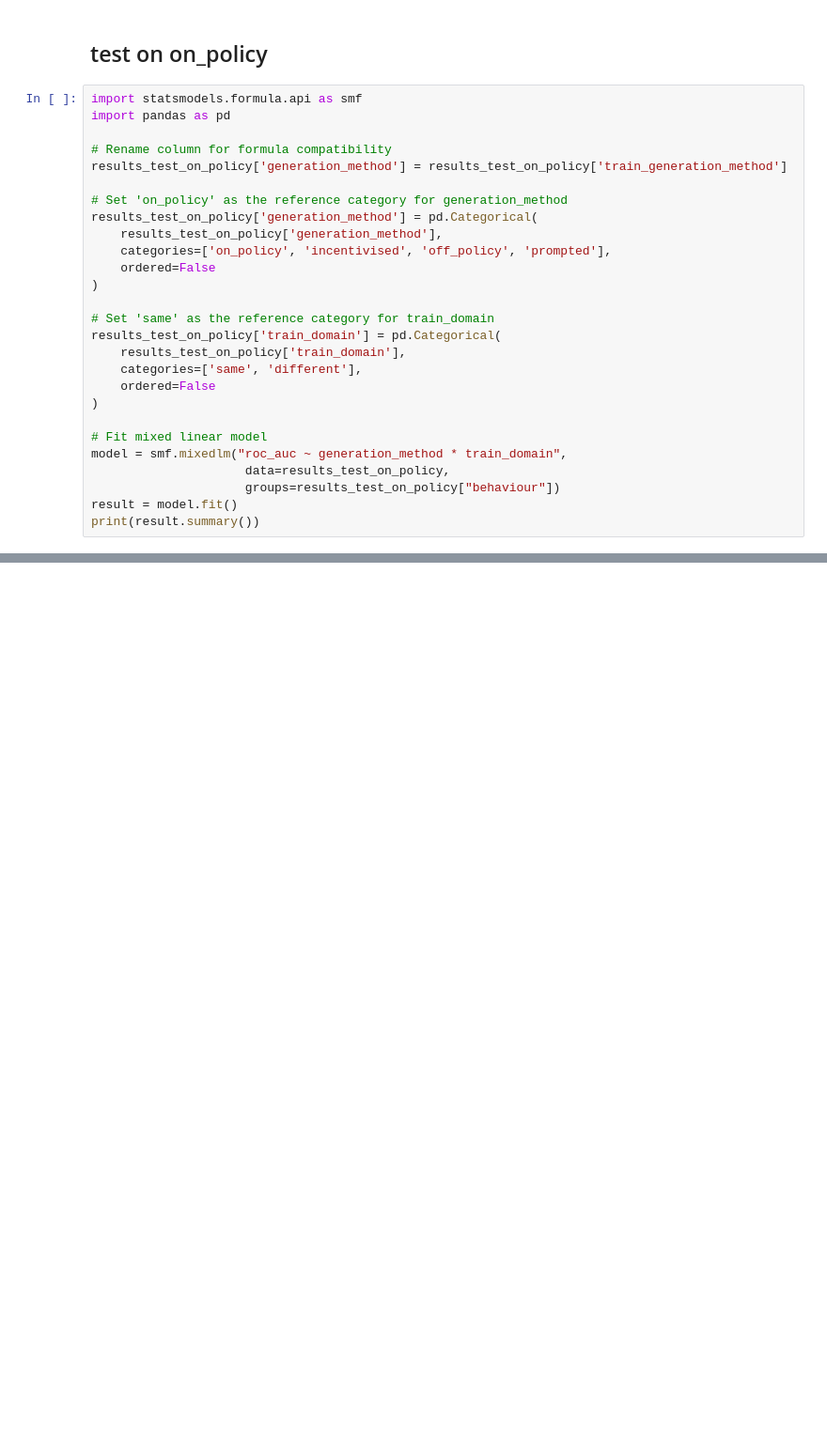
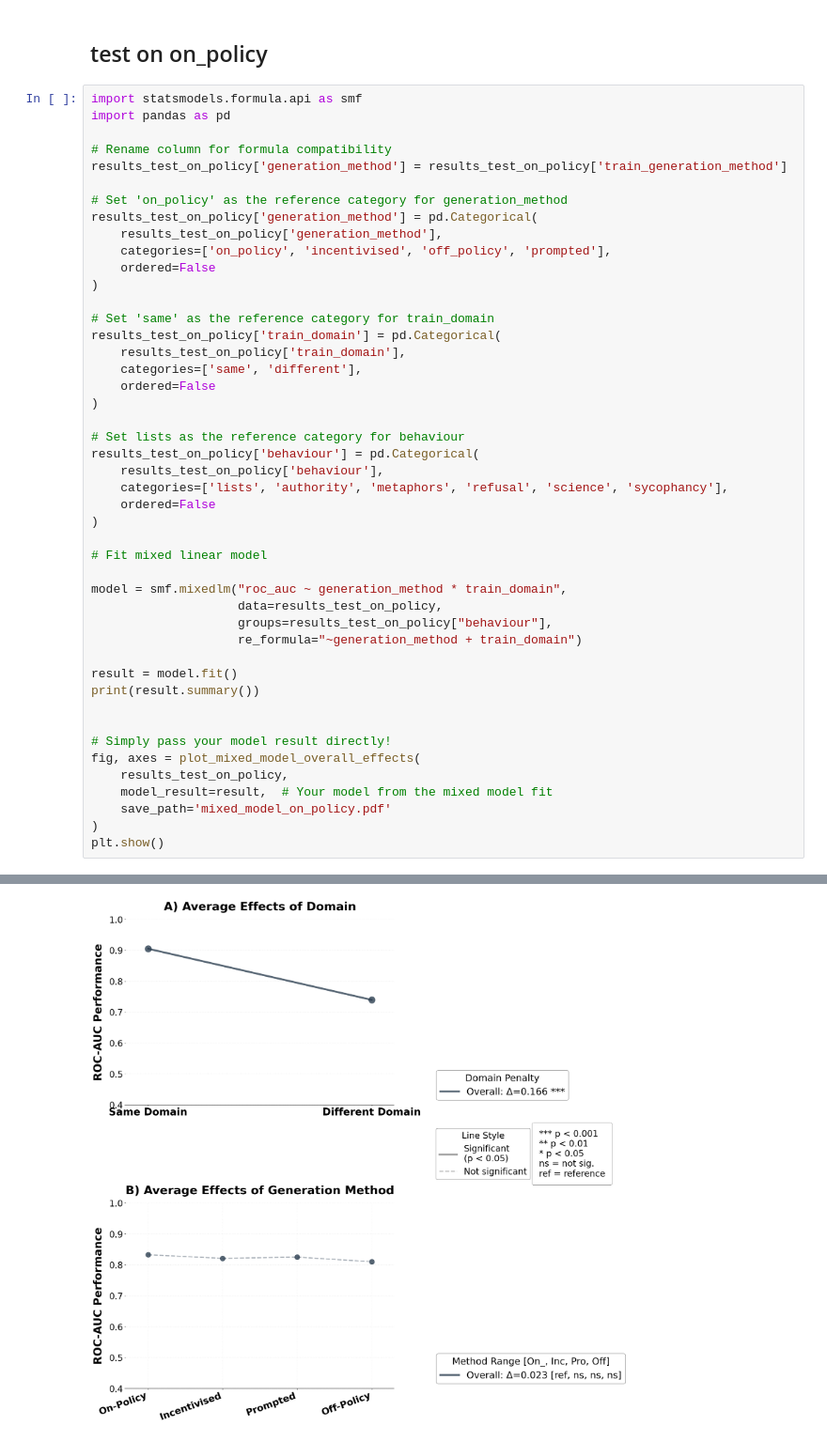
Before and after one commit to SamDower/LASR-probe-gen, a Jupyter notebook: notebooks/MixedModelAnalysis.ipynb, the cells around one changed output, grey strips where cells are left out. Shown at 94% size. Cells and saved outputs as stored; diff of their text form; blank space fills up the shorter version.

Commit message:
mixed model update

```diff
--- a/notebooks/MixedModelAnalysis.ipynb
+++ b/notebooks/MixedModelAnalysis.ipynb
@@ -1156,10 +832,29 @@ results_test_on_policy['train_domain'] = pd.Categorical(
     ordered=False
 )
 
+# Set lists as the reference category for behaviour
+results_test_on_policy['behaviour'] = pd.Categorical(
+    results_test_on_policy['behaviour'],
+    categories=['lists', 'authority', 'metaphors', 'refusal', 'science', 'sycophancy'],
+    ordered=False
+)
+
 # Fit mixed linear model
+
 model = smf.mixedlm("roc_auc ~ generation_method * train_domain",
-                     data=results_test_on_policy,
-                     groups=results_test_on_policy["behaviour"])
+                    data=results_test_on_policy,
+                    groups=results_test_on_policy["behaviour"],
+                    re_formula="~generation_method + train_domain")
+
 result = model.fit()
 print(result.summary())
+
+
+# Simply pass your model result directly!
+fig, axes = plot_mixed_model_overall_effects(
+    results_test_on_policy,
+    model_result=result,  # Your model from the mixed model fit
+    save_path='mixed_model_on_policy.pdf'
+)
+plt.show()
 # %% [output]
@@ -1198,3 +898,4 @@ See the caveats in the documentation: https://pandas.pydata.org/pandas-docs/stab
+[figure, added]
 # %%
 # Example usage:
 latex_output = create_regression_latex_table(result)
```
Also changed, not shown: parts of 26 cells of this notebook, 4 other files.
